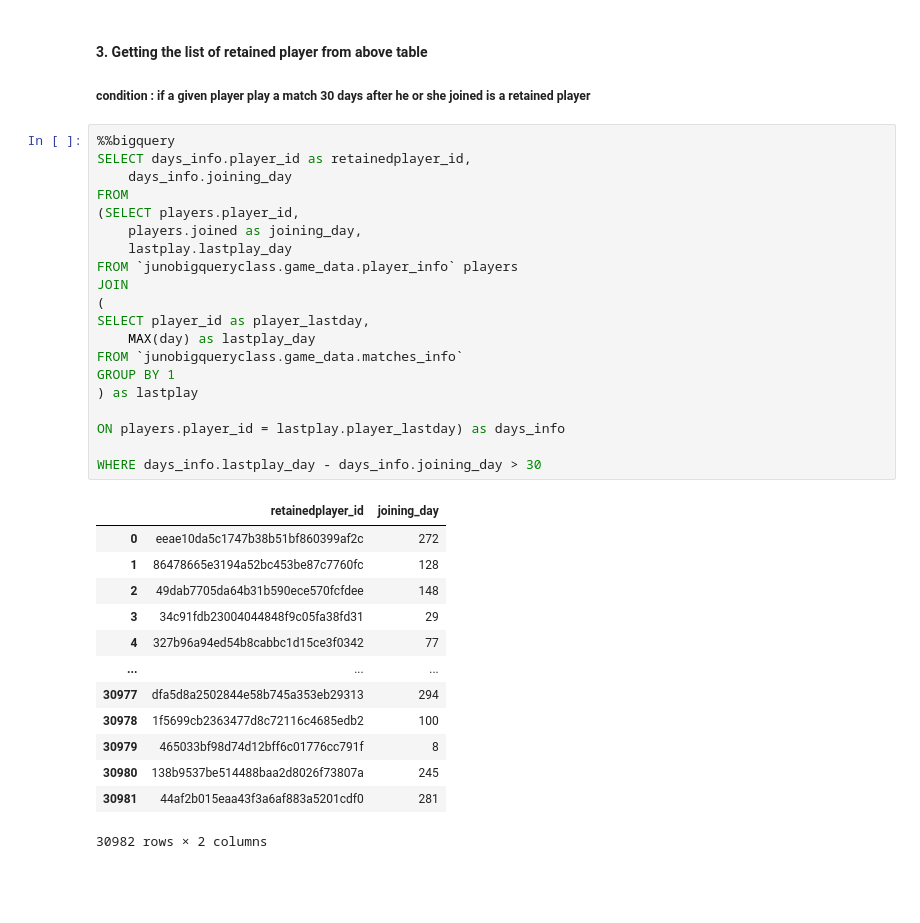
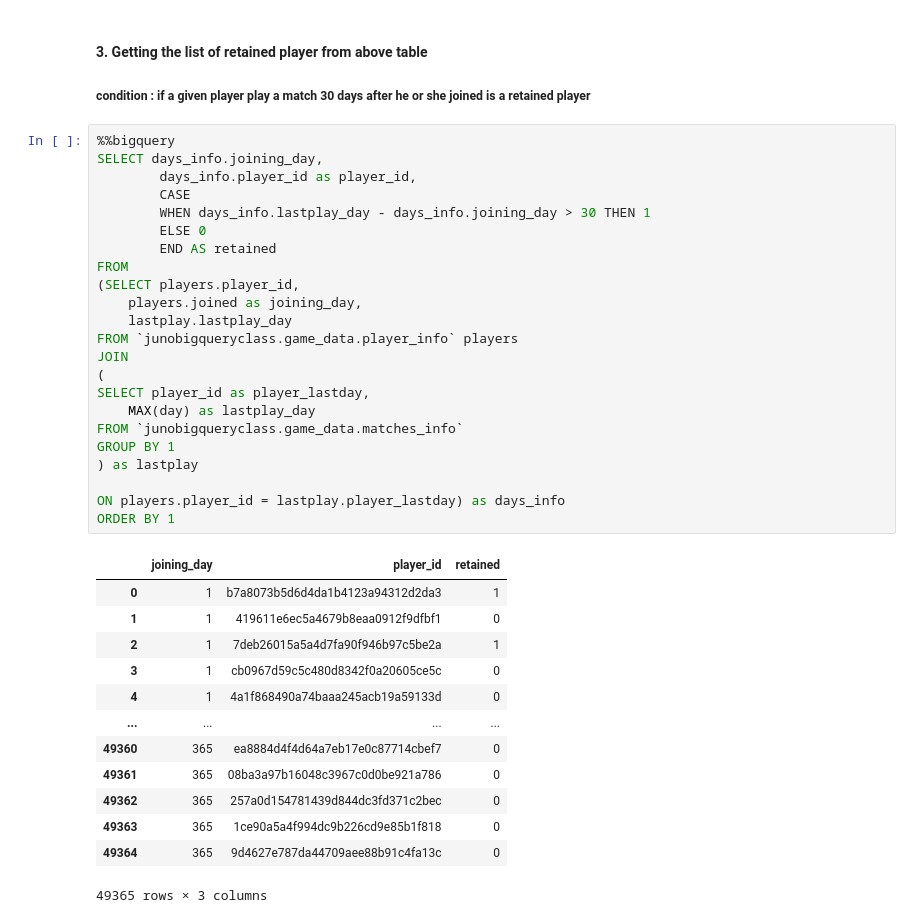
Before and after one commit to kashishverma10/rolling_retention, a Jupyter notebook: Project_sql_queries.ipynb, the cells around one changed output. Drawn from its saved outputs; the diff is of its cells as text; blank space fills up the shorter version.

Commit message:
Players Retention-rate Analysis Completed

```diff
--- a/Project_sql_queries.ipynb
+++ b/Project_sql_queries.ipynb
@@ -157,35 +158,38 @@ ON players.player_id = lastplay.player_lastday
 ##### condition : if a given player play a match 30 days after he or she joined is a retained player
 # %%
 %%bigquery
-SELECT days_info.player_id as retainedplayer_id,
-    days_info.joining_day
+SELECT days_info.joining_day,
+        days_info.player_id as player_id,
+        CASE
+        WHEN days_info.lastplay_day - days_info.joining_day > 30 THEN 1
+        ELSE 0
+        END AS retained
 FROM
 (SELECT players.player_id,
     players.joined as joining_day,
     lastplay.lastplay_day
 FROM `junobigqueryclass.game_data.player_info` players
 JOIN
 (
 SELECT player_id as player_lastday,
     MAX(day) as lastplay_day
 FROM `junobigqueryclass.game_data.matches_info`
 GROUP BY 1
 ) as lastplay
 
 ON players.player_id = lastplay.player_lastday) as days_info
-
-WHERE days_info.lastplay_day - days_info.joining_day > 30
+ORDER BY 1
 # %% [output]
-|  | retainedplayer_id | joining_day |
-| 0 | eeae10da5c1747b38b51bf860399af2c | 272 |
-| 1 | 86478665e3194a52bc453be87c7760fc | 128 |
-| 2 | 49dab7705da64b31b590ece570fcfdee | 148 |
-| 3 | 34c91fdb23004044848f9c05fa38fd31 | 29 |
-| 4 | 327b96a94ed54b8cabbc1d15ce3f0342 | 77 |
-| ... | ... | ... |
-| 30977 | dfa5d8a2502844e58b745a353eb29313 | 294 |
-| 30978 | 1f5699cb2363477d8c72116c4685edb2 | 100 |
-| 30979 | 465033bf98d74d12bff6c01776cc791f | 8 |
-| 30980 | 138b9537be514488baa2d8026f73807a | 245 |
-| 30981 | 44af2b015eaa43f3a6af883a5201cdf0 | 281 |
+|  | joining_day | player_id | retained |
+| 0 | 1 | b7a8073b5d6d4da1b4123a94312d2da3 | 1 |
+| 1 | 1 | 419611e6ec5a4679b8eaa0912f9dfbf1 | 0 |
+| 2 | 1 | 7deb26015a5a4d7fa90f946b97c5be2a | 1 |
+| 3 | 1 | cb0967d59c5c480d8342f0a20605ce5c | 0 |
+| 4 | 1 | 4a1f868490a74baaa245acb19a59133d | 0 |
+| ... | ... | ... | ... |
+| 49360 | 365 | ea8884d4f4d64a7eb17e0c87714cbef7 | 0 |
+| 49361 | 365 | 08ba3a97b16048c3967c0d0be921a786 | 0 |
+| 49362 | 365 | 257a0d154781439d844dc3fd371c2bec | 0 |
+| 49363 | 365 | 1ce90a5a4f994dc9b226cd9e85b1f818 | 0 |
+| 49364 | 365 | 9d4627e787da44709aee88b91c4fa13c | 0 |
-30982 rows × 2 columns
+49365 rows × 3 columns
```
Also changed, not shown: parts of 20 cells of this notebook.
